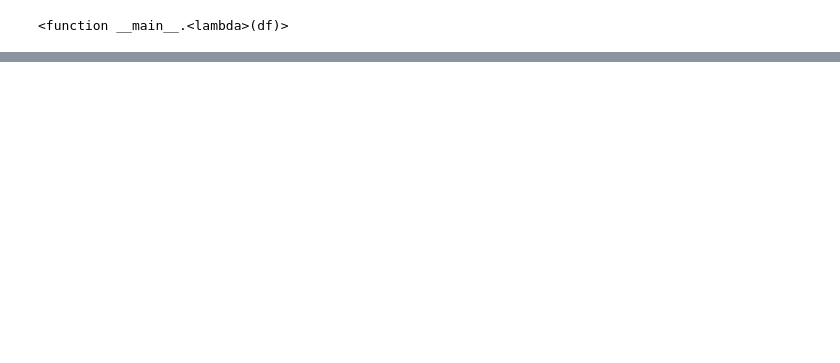
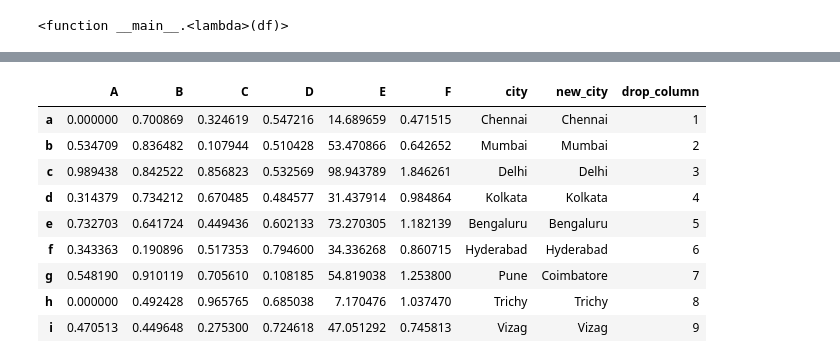
Before and after one commit to arjunpvm/mlp, a Jupyter notebook: week1/introduction_to_pandas.ipynb, the cells around one changed output, grey strips where cells are left out. Saved outputs shown, nothing was run; the diff lists cells and outputs as text; code cells hidden in the pictures; blank space fills up the shorter version.

Commit message:
drop in DataFrame, closes #5

```diff
--- a/week1/introduction_to_pandas.ipynb
+++ b/week1/introduction_to_pandas.ipynb
@@ -811,0 +863,4 @@ df.loc[condition_for_selection]
+# %%
+cities = ["Chennai", "Mumbai", "Delhi", "Kolkata", "Bengalure", "Hyderabad", "Pune", "Trichy", "Vizag"]
+df["city"] = cities
+df
@@ -811,0 +878,3 @@ df.loc[condition_for_selection]
+# %%
+df_copy = df.copy()
+df_copy
@@ -811,0 +892,4 @@ df.loc[condition_for_selection]
+# %%
+new_cities = ["Chennai", "Mumbai", "Delhi", "Kolkata", "Bengalure", "Hyderabad", "Coimbatore", "Trichy", "Vizag"]
+df_copy["new_city"] = new_cities
+df_copy
@@ -811,0 +909,3 @@ df.loc[condition_for_selection]
+# %%
+df_copy.loc[df.city == "Bengalure",["city", "new_city"]] = "Bengaluru"
+df_copy
@@ -811,0 +923,15 @@ df.loc[condition_for_selection]
+# %%
+# lets add a column and remove it with drop function
+df_copy["drop_column"] = [1, 2, 3, 4, 5, 6, 7, 8, 9]
+df_copy
+# %% [output]
+|  | A | B | C | D | E | F | city | new_city | drop_column |
+| a | 0.000000 | 0.700869 | 0.324619 | 0.547216 | 14.689659 | 0.471515 | Chennai | Chennai | 1 |
+| b | 0.534709 | 0.836482 | 0.107944 | 0.510428 | 53.470866 | 0.642652 | Mumbai | Mumbai | 2 |
+| c | 0.989438 | 0.842522 | 0.856823 | 0.532569 | 98.943789 | 1.846261 | Delhi | Delhi | 3 |
+| d | 0.314379 | 0.734212 | 0.670485 | 0.484577 | 31.437914 | 0.984864 | Kolkata | Kolkata | 4 |
+| e | 0.732703 | 0.641724 | 0.449436 | 0.602133 | 73.270305 | 1.182139 | Bengaluru | Bengaluru | 5 |
+| f | 0.343363 | 0.190896 | 0.517353 | 0.794600 | 34.336268 | 0.860715 | Hyderabad | Hyderabad | 6 |
+| g | 0.548190 | 0.910119 | 0.705610 | 0.108185 | 54.819038 | 1.253800 | Pune | Coimbatore | 7 |
+| h | 0.000000 | 0.492428 | 0.965765 | 0.685038 | 7.170476 | 1.037470 | Trichy | Trichy | 8 |
+| i | 0.470513 | 0.449648 | 0.275300 | 0.724618 | 47.051292 | 0.745813 | Vizag | Vizag | 9 |
```
Also changed, not shown: parts of 40 cells of this notebook.
